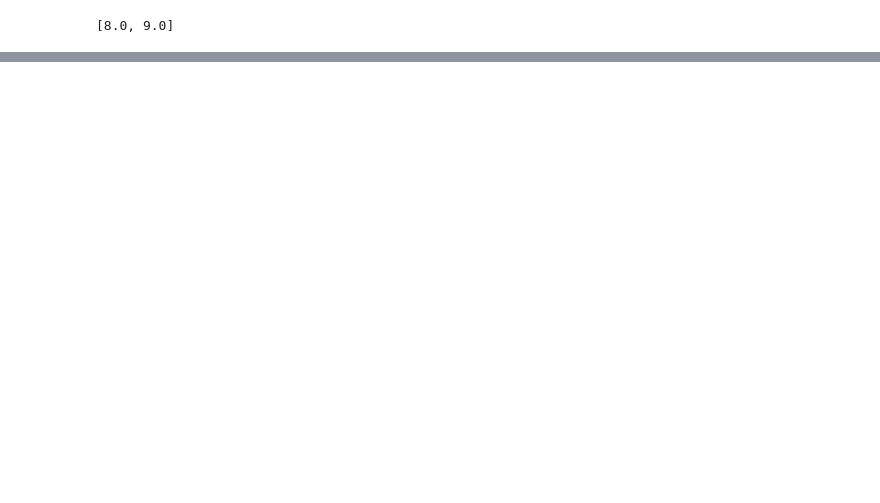
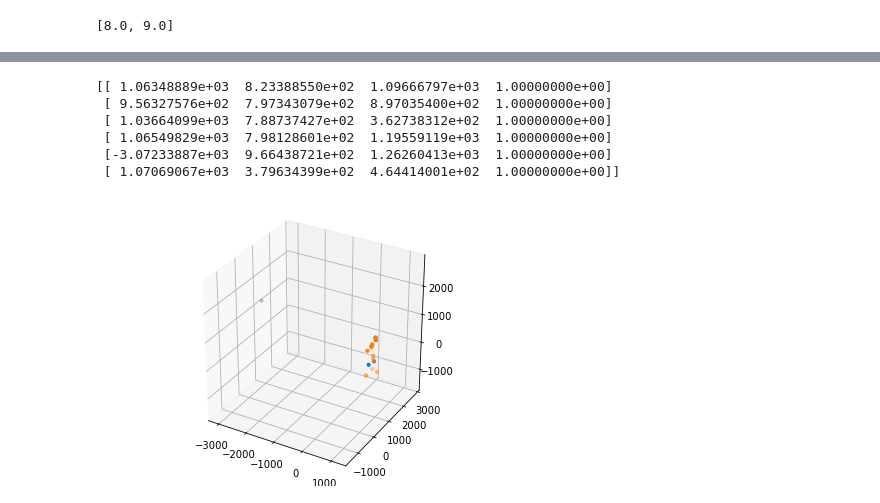
Before and after one commit to event-driven-robotics/hpe-core, a Jupyter notebook: datasets/vicon_processing/notebooks/estimation_test_manual.ipynb, the cells around one changed output, grey strips where cells are left out. Cells and saved outputs as stored; diff of their text form; code cells hidden in the pictures; blank space fills up the shorter version.

```diff
--- a/datasets/vicon_processing/notebooks/estimation_test_manual.ipynb
+++ b/datasets/vicon_processing/notebooks/estimation_test_manual.ipynb
@@ -244,2 +249,20 @@ array([[141.91751412, 229.56138993,   1.        ],
 # %%
 proj_helper.image_points = projected_points
+# %%
+labels = [
+    # '*30',
+    # '*33',
+    # '*32',
+    '*31',
+    '*29',
+    '*28',
+    '*27',
+    '*26',
+    '*25'
+    ]
+# %%
+labels_times = [2.0]
+vicon_labeled_frames = c3d_helper.get_frame_time(labels_times)
+print(vicon_labeled_frames)
+vicon_points = c3d_helper.get_vicon_points(vicon_labeled_frames, labels)
+# vicon_points_mark = c3d_helper.transform_points_to_marker_frame(vicon_points)
@@ -245,0 +282,46 @@ proj_helper.image_points = projected_points
+# %%
+%matplotlib widget
+fig = plt.figure()
+ax = plt.axes(projection='3d')
+ax.set_box_aspect([1.0, 1.0, 1.0])
+
+zero_Tr = np.eye(4)
+
+# points = np.vstack((c3d_helper.points_dict_to_array(c3d_helper.get_points_dict(769))[14:16], c3d_helper.points_dict_to_array(c3d_helper.get_points_dict(769))[17:18]))
+points= c3d_helper.points_dict_to_array(vicon_points)[:, :]
+print(points)
+vis_utils.plot_points_3d(ax,
+        proj_helper.transform_points(
+            points, zero_Tr))
+
+points= c3d_helper.points_dict_to_array(c3d_helper.get_points_dict(200))[:14]
+vis_utils.plot_points_3d(ax,
+        proj_helper.transform_points(
+            points, zero_Tr))
+
+# for i in range(len(vicon_labeled_frames)):
+#     marker_T = np.linalg.inv(c3d_helper.markers_T[vicon_labeled_frames[i]])
+#     vis_utils.plot_points_3d(ax,
+#                             proj_helper.transform_points(
+#                                 proj_helper.world_points[i*13:(1+i)*13],
+#                                 marker_T
+#                             )
+#     )
+
+# vis_utils.plot_frame(ax, zero_Tr)
+
+# for Tr in c3d_helper.markers_T.values():
+#     vis_utils.plot_frame(ax, np.linalg.inv(Tr))
+#     # vis_utils.plot_frame(ax, np.linalg.inv(Tr) @ np.linalg.inv(T))
+
+vis_utils.set_axes_equal(ax)
+plt.tight_layout()
+plt.show()
+# %% [output]
+[[ 1.06348889e+03  8.23388550e+02  1.09666797e+03  1.00000000e+00]
+ [ 9.56327576e+02  7.97343079e+02  8.97035400e+02  1.00000000e+00]
+ [ 1.03664099e+03  7.88737427e+02  3.62738312e+02  1.00000000e+00]
+ [ 1.06549829e+03  7.98128601e+02  1.19559119e+03  1.00000000e+00]
+ [-3.07233887e+03  9.66438721e+02  1.26260413e+03  1.00000000e+00]
+ [ 1.07069067e+03  3.79634399e+02  4.64414001e+02  1.00000000e+00]]
+[figure, added]
```
Also changed, not shown: parts of 20 cells of this notebook, 8 other files.
